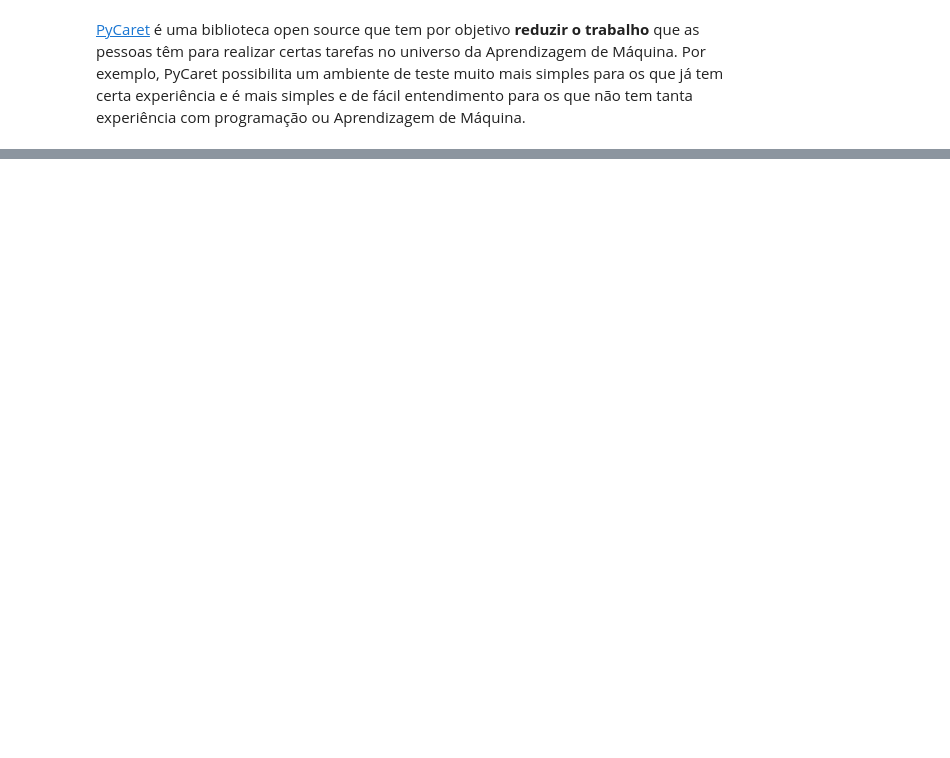
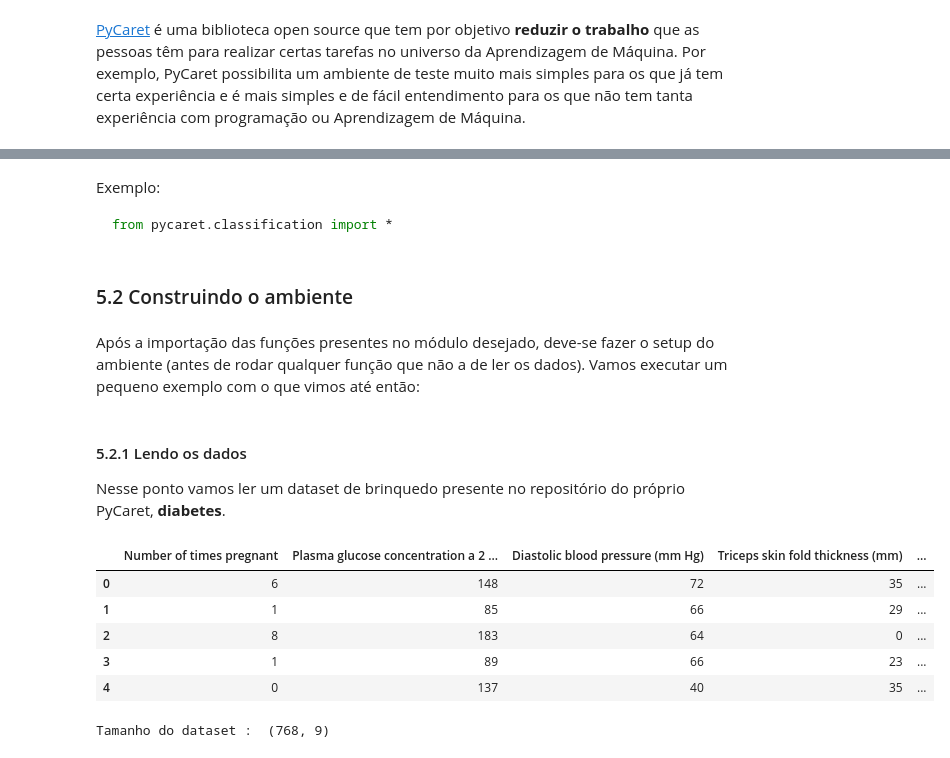
Before and after one commit to TailUFPB/Tutorials, a Jupyter notebook: Pycaret/Tutorial PyCaret.ipynb, the cells around one changed output, grey strips where cells are left out. Saved outputs shown, nothing was run; the diff lists cells and outputs as text; code cells hidden in the pictures; blank space fills up the shorter version.

````diff
--- a/Pycaret/Tutorial PyCaret.ipynb
+++ b/Pycaret/Tutorial PyCaret.ipynb
@@ -472,0 +529,27 @@ Abaixo estão listados os datasets disponibilizados
+# %% [markdown]
+Exemplo:
+
+```python
+from pycaret.classification import *
+```
+# %% [markdown]
+### 5.2 Construindo o ambiente
+# %% [markdown]
+Após a importação das funções presentes no módulo desejado, deve-se fazer o setup do ambiente (antes de rodar qualquer função que não a de ler os dados). Vamos executar um pequeno exemplo com o que vimos até então:
+# %% [markdown]
+#### 5.2.1 Lendo os dados
+
+Nesse ponto vamos ler um dataset de brinquedo presente no repositório do próprio PyCaret, **diabetes**.
+# %%
+from pycaret.datasets import get_data
+
+data = get_data("diabetes")
+print("Tamanho do dataset : ", data.shape)
+# %% [output]
+|  | Number of times pregnant | Plasma glucose concentration a 2 ... | Diastolic blood pressure (mm Hg) | Triceps skin fold thickness (mm) | ... |
+| 0 | 6 | 148 | 72 | 35 | ... |
+| 1 | 1 | 85 | 66 | 29 | ... |
+| 2 | 8 | 183 | 64 | 0 | ... |
+| 3 | 1 | 89 | 66 | 23 | ... |
+| 4 | 0 | 137 | 40 | 35 | ... |
+Tamanho do dataset :  (768, 9)
````
Also changed, not shown: parts of 18 cells of this notebook.
